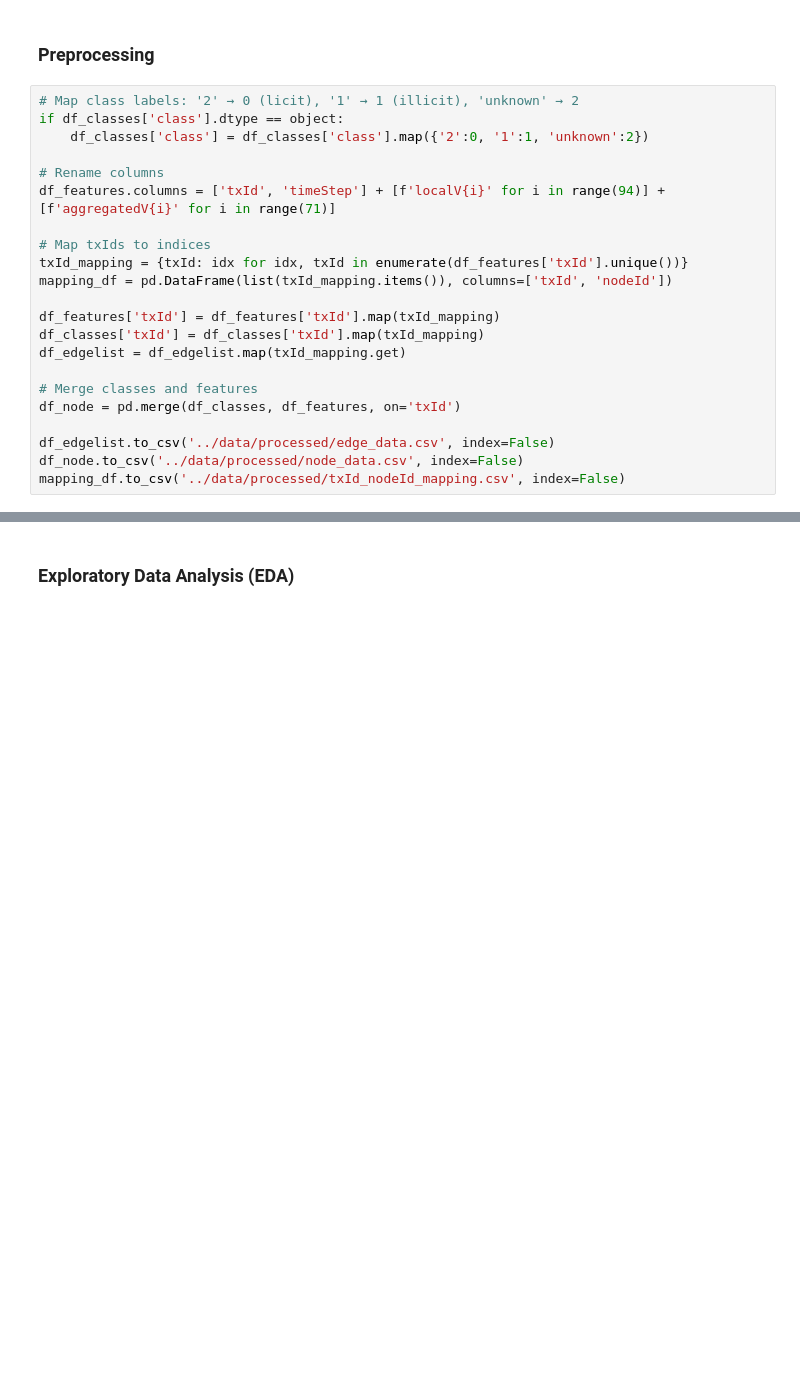
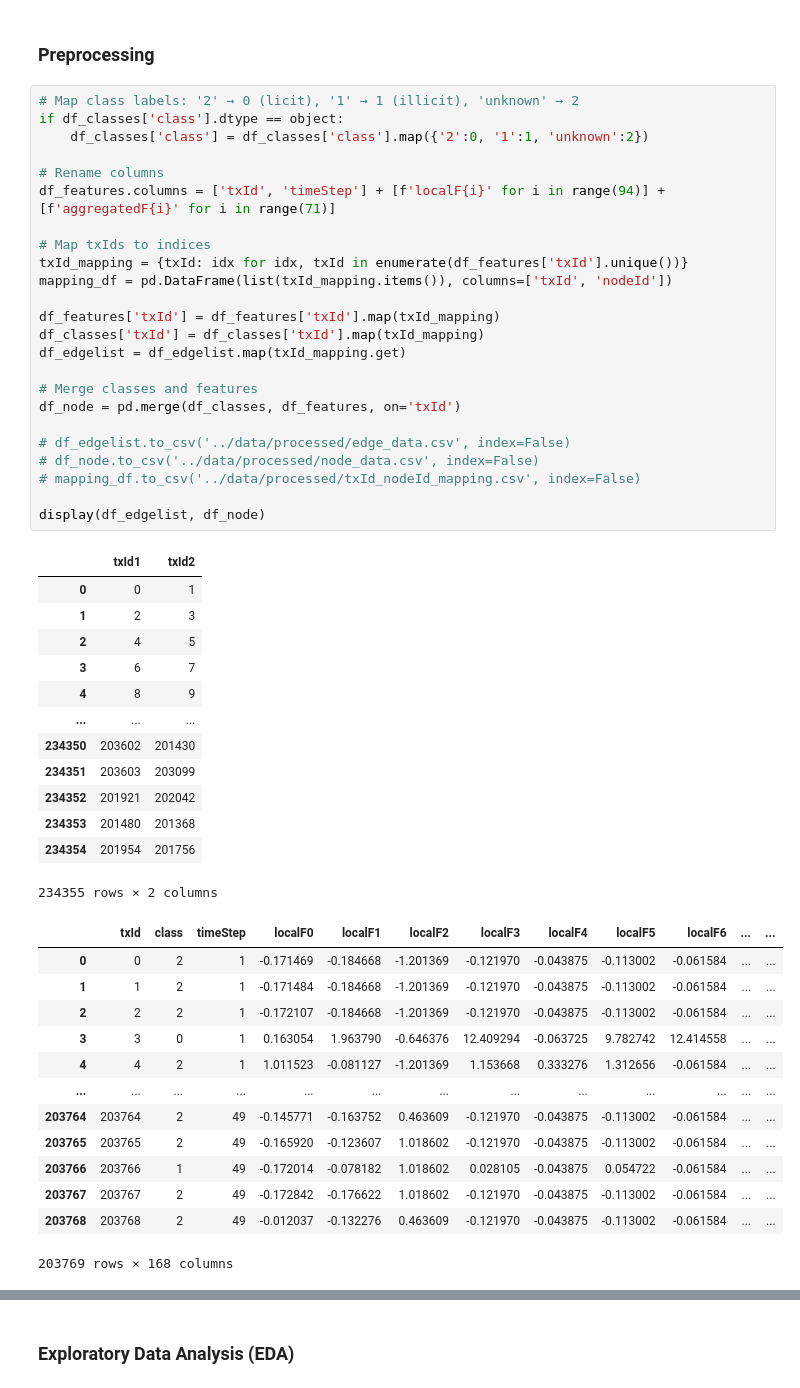
Before and after one commit to victorhsu890524/elliptic-data-set, a Jupyter notebook: notebooks/elliptic_eda.ipynb, the cells around one changed output, grey strips where cells are left out. Drawn from its saved outputs; the diff is of its cells as text; blank space fills up the shorter version.

```diff
--- a/notebooks/elliptic_eda.ipynb
+++ b/notebooks/elliptic_eda.ipynb
@@ -60,22 +64,51 @@ Total missing values: 0
 # %%
 # Map class labels: '2' → 0 (licit), '1' → 1 (illicit), 'unknown' → 2
 if df_classes['class'].dtype == object:
     df_classes['class'] = df_classes['class'].map({'2':0, '1':1, 'unknown':2})
 
 # Rename columns
-df_features.columns = ['txId', 'timeStep'] + [f'localV{i}' for i in range(94)] + [f'aggregatedV{i}' for i in range(71)]
+df_features.columns = ['txId', 'timeStep'] + [f'localF{i}' for i in range(94)] + [f'aggregatedF{i}' for i in range(71)]
 
 # Map txIds to indices
 txId_mapping = {txId: idx for idx, txId in enumerate(df_features['txId'].unique())}
 mapping_df = pd.DataFrame(list(txId_mapping.items()), columns=['txId', 'nodeId'])
 
 df_features['txId'] = df_features['txId'].map(txId_mapping)
 df_classes['txId'] = df_classes['txId'].map(txId_mapping)
 df_edgelist = df_edgelist.map(txId_mapping.get)
 
 # Merge classes and features
 df_node = pd.merge(df_classes, df_features, on='txId')
 
-df_edgelist.to_csv('../data/processed/edge_data.csv', index=False)
-df_node.to_csv('../data/processed/node_data.csv', index=False)
-mapping_df.to_csv('../data/processed/txId_nodeId_mapping.csv', index=False)
+# df_edgelist.to_csv('../data/processed/edge_data.csv', index=False)
+# df_node.to_csv('../data/processed/node_data.csv', index=False)
+# mapping_df.to_csv('../data/processed/txId_nodeId_mapping.csv', index=False)
+
+display(df_edgelist, df_node)
+# %% [output]
+|  | txId1 | txId2 |
+| 0 | 0 | 1 |
+| 1 | 2 | 3 |
+| 2 | 4 | 5 |
+| 3 | 6 | 7 |
+| 4 | 8 | 9 |
+| ... | ... | ... |
+| 234350 | 203602 | 201430 |
+| 234351 | 203603 | 203099 |
+| 234352 | 201921 | 202042 |
+| 234353 | 201480 | 201368 |
+| 234354 | 201954 | 201756 |
+234355 rows × 2 columns
+|  | txId | class | timeStep | localF0 | localF1 | localF2 | localF3 | localF4 | localF5 | localF6 | ... | ... |
+| 0 | 0 | 2 | 1 | -0.171469 | -0.184668 | -1.201369 | -0.121970 | -0.043875 | -0.113002 | -0.061584 | ... | ... |
+| 1 | 1 | 2 | 1 | -0.171484 | -0.184668 | -1.201369 | -0.121970 | -0.043875 | -0.113002 | -0.061584 | ... | ... |
+| 2 | 2 | 2 | 1 | -0.172107 | -0.184668 | -1.201369 | -0.121970 | -0.043875 | -0.113002 | -0.061584 | ... | ... |
+| 3 | 3 | 0 | 1 | 0.163054 | 1.963790 | -0.646376 | 12.409294 | -0.063725 | 9.782742 | 12.414558 | ... | ... |
+| 4 | 4 | 2 | 1 | 1.011523 | -0.081127 | -1.201369 | 1.153668 | 0.333276 | 1.312656 | -0.061584 | ... | ... |
+| ... | ... | ... | ... | ... | ... | ... | ... | ... | ... | ... | ... | ... |
+| 203764 | 203764 | 2 | 49 | -0.145771 | -0.163752 | 0.463609 | -0.121970 | -0.043875 | -0.113002 | -0.061584 | ... | ... |
+| 203765 | 203765 | 2 | 49 | -0.165920 | -0.123607 | 1.018602 | -0.121970 | -0.043875 | -0.113002 | -0.061584 | ... | ... |
+| 203766 | 203766 | 1 | 49 | -0.172014 | -0.078182 | 1.018602 | 0.028105 | -0.043875 | 0.054722 | -0.061584 | ... | ... |
+| 203767 | 203767 | 2 | 49 | -0.172842 | -0.176622 | 1.018602 | -0.121970 | -0.043875 | -0.113002 | -0.061584 | ... | ... |
+| 203768 | 203768 | 2 | 49 | -0.012037 | -0.132276 | 0.463609 | -0.121970 | -0.043875 | -0.113002 | -0.061584 | ... | ... |
+203769 rows × 168 columns
```
Also changed, not shown: parts of 10 cells of this notebook, 8 other files.
